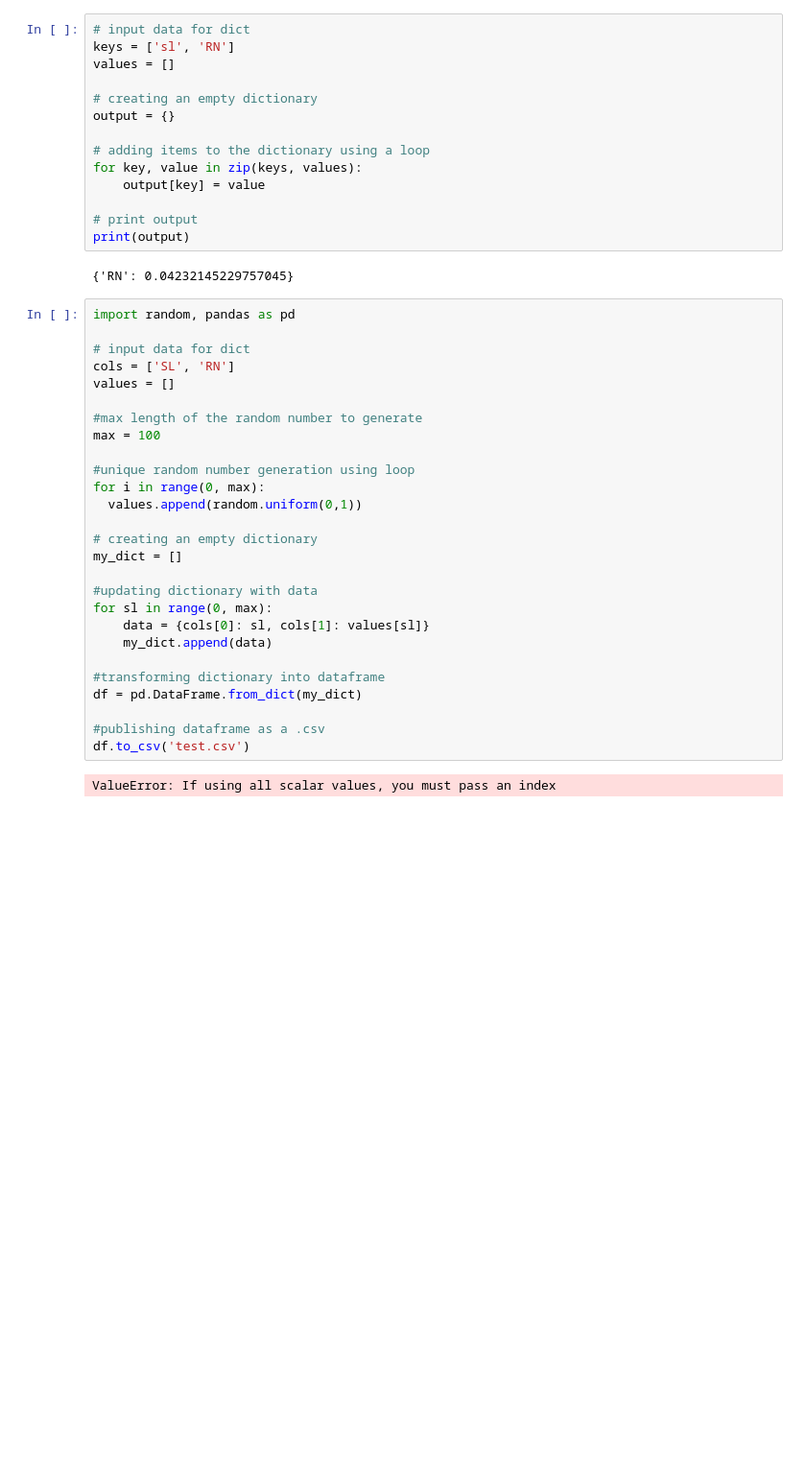
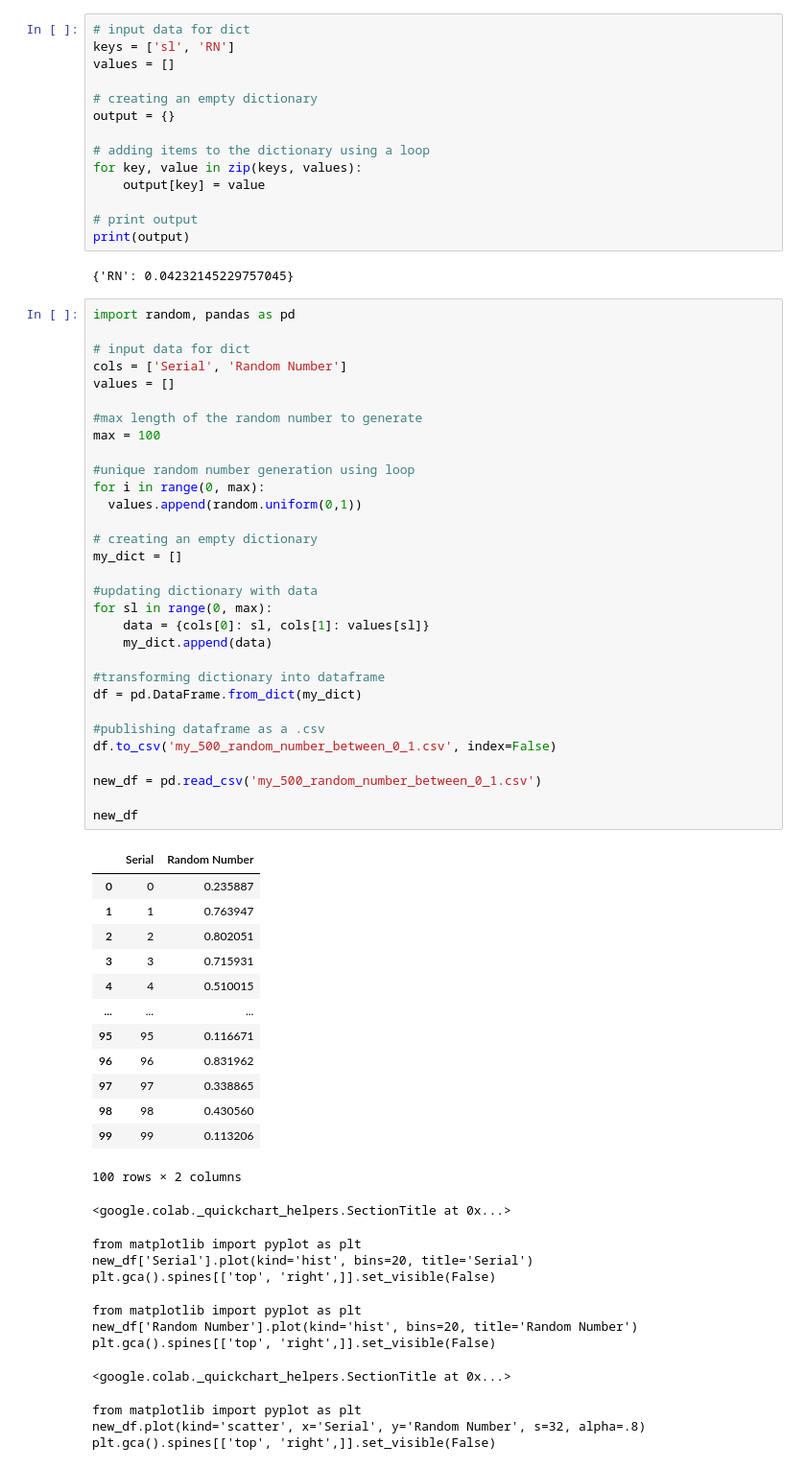
Before and after one commit to rahmanziaur/Simu-Model-ICT, a Jupyter notebook: RandomPython_Test1.ipynb, the cells around one changed output. Shown at 96% size. Cells and saved outputs as stored; diff of their text form; blank space fills up the shorter version.

```diff
--- a/RandomPython_Test1.ipynb
+++ b/RandomPython_Test1.ipynb
@@ -19,29 +19,56 @@ print(output)
 # %%
 import random, pandas as pd
 
 # input data for dict
-cols = ['SL', 'RN']
+cols = ['Serial', 'Random Number']
 values = []
 
 #max length of the random number to generate
 max = 100
 
 #unique random number generation using loop
 for i in range(0, max):
   values.append(random.uniform(0,1))
 
 # creating an empty dictionary
 my_dict = []
 
 #updating dictionary with data
 for sl in range(0, max):
     data = {cols[0]: sl, cols[1]: values[sl]}
     my_dict.append(data)
 
 #transforming dictionary into dataframe
 df = pd.DataFrame.from_dict(my_dict)
 
 #publishing dataframe as a .csv
-df.to_csv('test.csv')
+df.to_csv('my_500_random_number_between_0_1.csv', index=False)
+
+new_df = pd.read_csv('my_500_random_number_between_0_1.csv')
+
+new_df
 # %% [output]
+|  | Serial | Random Number |
+| 0 | 0 | 0.235887 |
+| 1 | 1 | 0.763947 |
+| 2 | 2 | 0.802051 |
+| 3 | 3 | 0.715931 |
+| 4 | 4 | 0.510015 |
+| ... | ... | ... |
+| 95 | 95 | 0.116671 |
+| 96 | 96 | 0.831962 |
+| 97 | 97 | 0.338865 |
+| 98 | 98 | 0.430560 |
+| 99 | 99 | 0.113206 |
-ValueError: If using all scalar values, you must pass an index
+100 rows × 2 columns
+<google.colab._quickchart_helpers.SectionTitle at 0x...>
+from matplotlib import pyplot as plt
+new_df['Serial'].plot(kind='hist', bins=20, title='Serial')
+plt.gca().spines[['top', 'right',]].set_visible(False)
+from matplotlib import pyplot as plt
+new_df['Random Number'].plot(kind='hist', bins=20, title='Random Number')
+plt.gca().spines[['top', 'right',]].set_visible(False)
+<google.colab._quickchart_helpers.SectionTitle at 0x...>
+from matplotlib import pyplot as plt
+new_df.plot(kind='scatter', x='Serial', y='Random Number', s=32, alpha=.8)
+plt.gca().spines[['top', 'right',]].set_visible(False)
```
Also changed, not shown: parts of 2 cells of this notebook.
